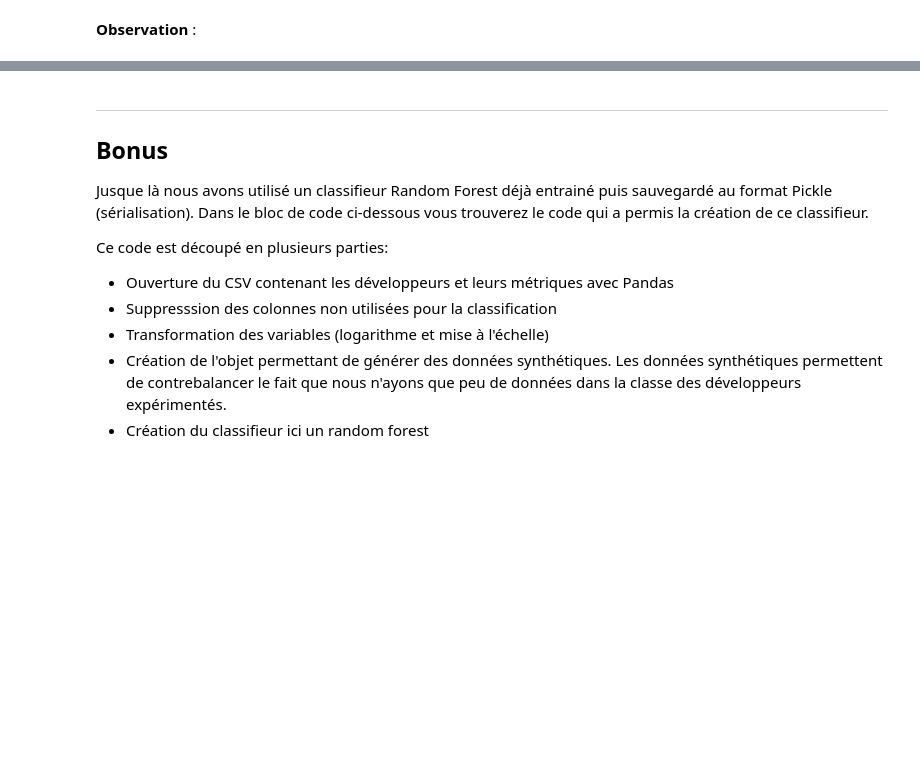
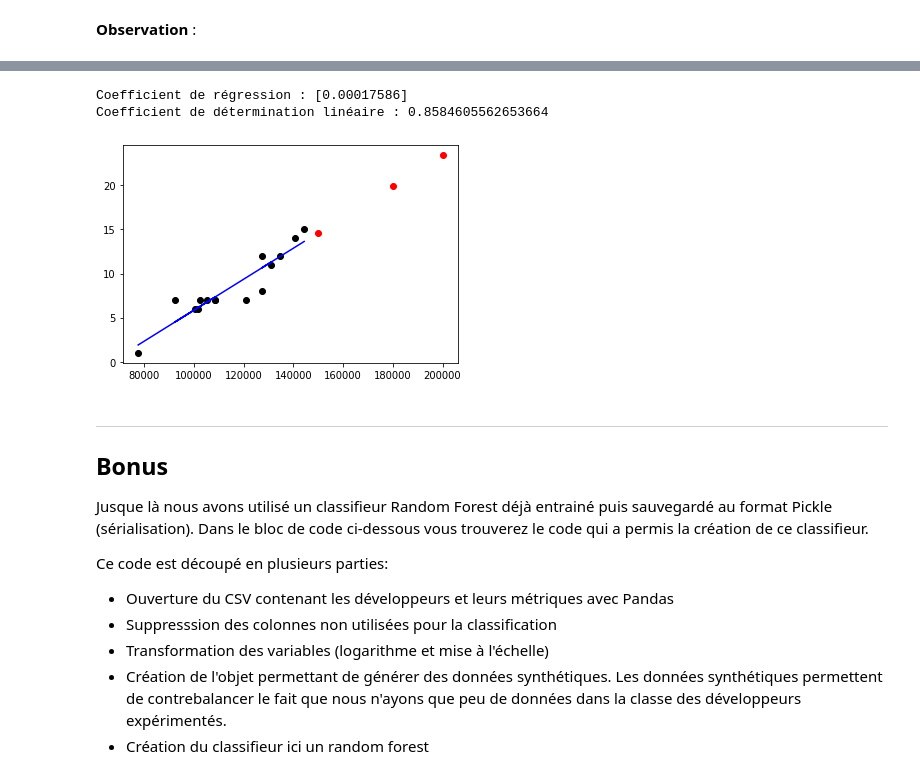
Before and after one commit to 1visible/TP-Master-MTP-GL-IA4GL, a Jupyter notebook: developers_classification.ipynb, the cells around one changed output, grey strips where cells are left out. Cells and saved outputs as stored; diff of their text form; code cells hidden in the pictures; blank space fills up the shorter version.

```diff
--- a/developers_classification.ipynb
+++ b/developers_classification.ipynb
@@ -264,9 +231,30 @@ Voilà vous êtes maintenant capable de prédire vos besoins en ressources humai
 # %%
 #Valeurs X et y à utiliser pour entrainer et évaluer le régresseur
 X = np.array(loc_by_versions).reshape(-1,1)
 y = np.array(dict_classified_dev["SSE"])
 
 #PLacer la suite du code ici
+estimator = LinearRegression()
+estimator.fit(X, y)
+
+print(f"Coefficient de régression : {estimator.coef_}")
+
+prediction = estimator.predict(X)
+r2score = r2_score(y, prediction)
+
+print(f"Coefficient de détermination linéaire : {r2score}")
+
+X2 = [[150000], [180000], [200000]]
+prediction2 = estimator.predict(X2)
+
+plt.plot(X, prediction, color = "blue")
+plt.scatter(X, y, color = "black")
+plt.scatter(X2, prediction2, color = "red")
+plt.show()
+# %% [output]
+Coefficient de régression : [0.00017586]
+Coefficient de détermination linéaire : 0.8584605562653664
+[figure, added]
 # %% [markdown]
 ---
 
```
Also changed, not shown: parts of 6 cells of this notebook, 2 other files.
